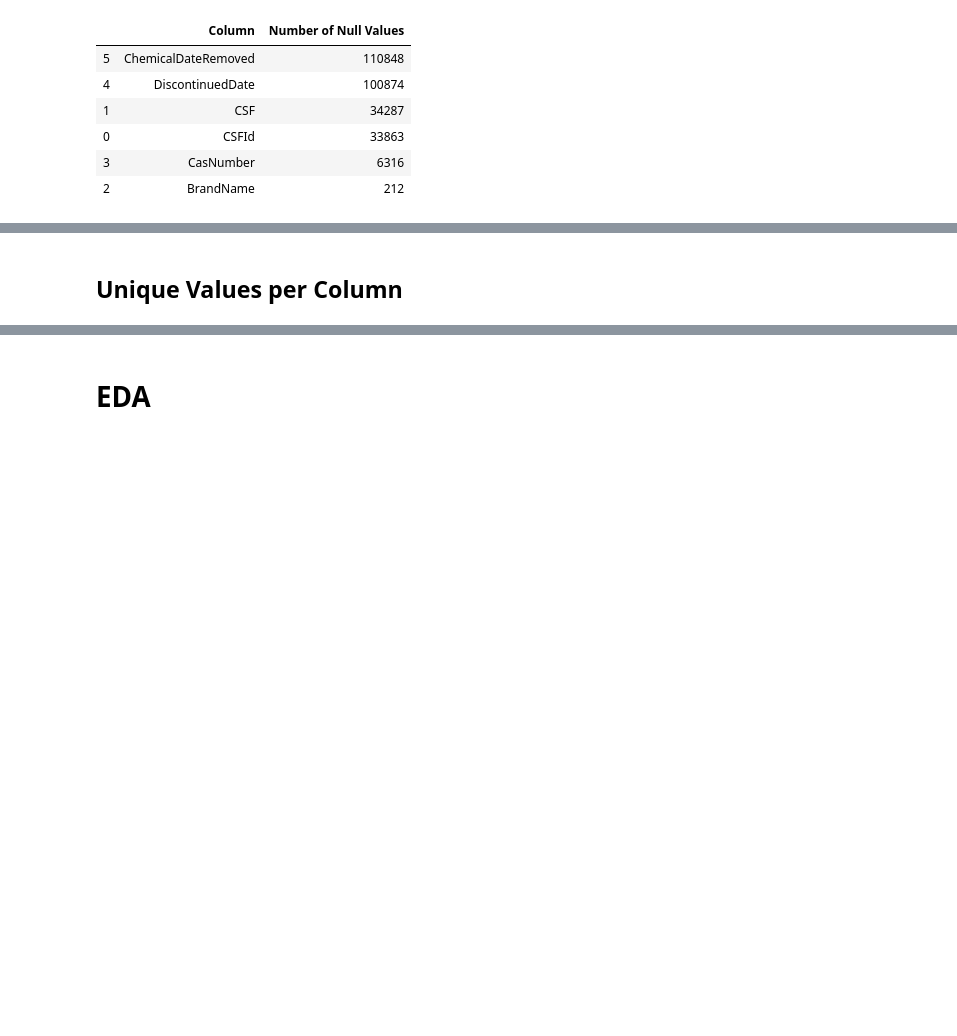
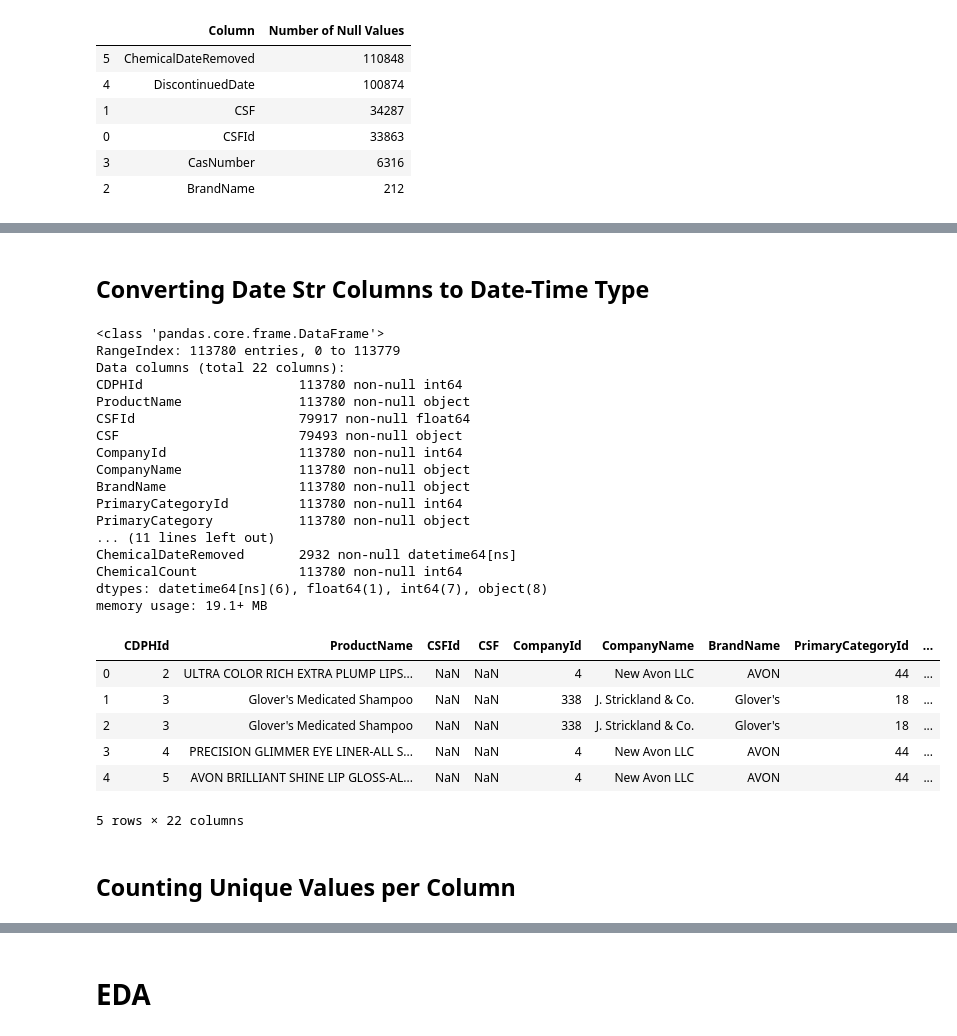
Before and after one commit to chelseanbr/Whats-In-My-Makeup-Bag, a Jupyter notebook: neat_eda.ipynb, the cells around one changed output, grey strips where cells are left out. Drawn from its saved outputs; the diff is of its cells as text; code cells hidden in the pictures; blank space fills up the shorter version.

```diff
--- a/neat_eda.ipynb
+++ b/neat_eda.ipynb
@@ -82,4 +100,40 @@ Columns with Null Values:
+# %% [markdown]
+## Converting Date Str Columns to Date-Time Type
+# %%
+date_cols = ['InitialDateReported', 'MostRecentDateReported', 'DiscontinuedDate',
+             'ChemicalCreatedAt', 'ChemicalUpdatedAt', 'ChemicalDateRemoved']
+data_df3 = data_df2.copy()
+
+data_df3[date_cols] = data_df3[date_cols].apply(pd.to_datetime)
+
+data_df3.info()
+data_df3.head()
+# %% [output]
+<class 'pandas.core.frame.DataFrame'>
+RangeIndex: 113780 entries, 0 to 113779
+Data columns (total 22 columns):
+CDPHId                    113780 non-null int64
+ProductName               113780 non-null object
+CSFId                     79917 non-null float64
+CSF                       79493 non-null object
+CompanyId                 113780 non-null int64
+CompanyName               113780 non-null object
+BrandName                 113780 non-null object
+PrimaryCategoryId         113780 non-null int64
+PrimaryCategory           113780 non-null object
+... (11 lines left out)
+ChemicalDateRemoved       2932 non-null datetime64[ns]
+ChemicalCount             113780 non-null int64
+dtypes: datetime64[ns](6), float64(1), int64(7), object(8)
+memory usage: 19.1+ MB
+|  | CDPHId | ProductName | CSFId | CSF | CompanyId | CompanyName | BrandName | PrimaryCategoryId | ... |
+| 0 | 2 | ULTRA COLOR RICH EXTRA PLUMP LIPS... | NaN | NaN | 4 | New Avon LLC | AVON | 44 | ... |
+| 1 | 3 | Glover's Medicated Shampoo | NaN | NaN | 338 | J. Strickland & Co. | Glover's | 18 | ... |
+| 2 | 3 | Glover's Medicated Shampoo | NaN | NaN | 338 | J. Strickland & Co. | Glover's | 18 | ... |
+| 3 | 4 | PRECISION GLIMMER EYE LINER-ALL S... | NaN | NaN | 4 | New Avon LLC | AVON | 44 | ... |
+| 4 | 5 | AVON BRILLIANT SHINE LIP GLOSS-AL... | NaN | NaN | 4 | New Avon LLC | AVON | 44 | ... |
+5 rows × 22 columns
 # %% [markdown]
-## Unique Values per Column
+## Counting Unique Values per Column
 # %%
 print('Number of Unique Values per Column:')
```
Also changed, not shown: parts of 10 cells of this notebook, 1 other file.
